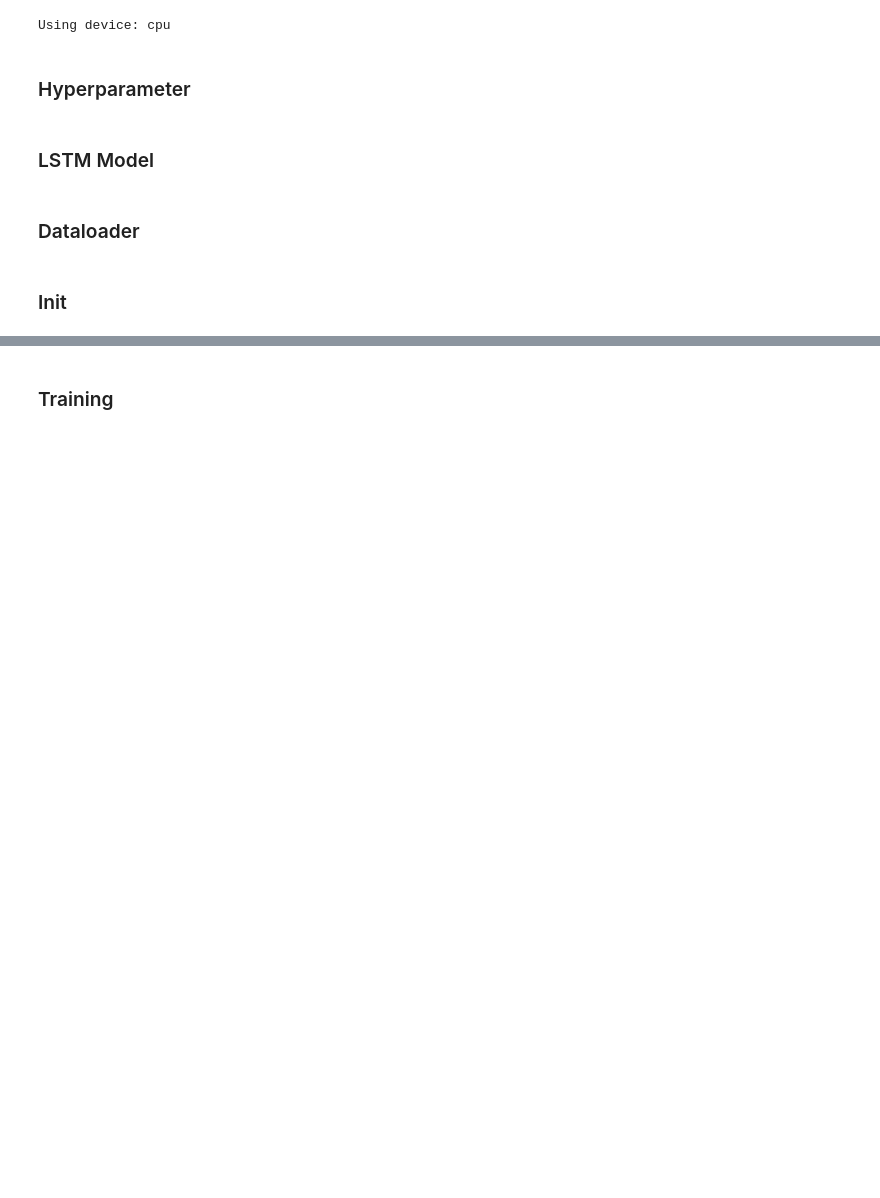
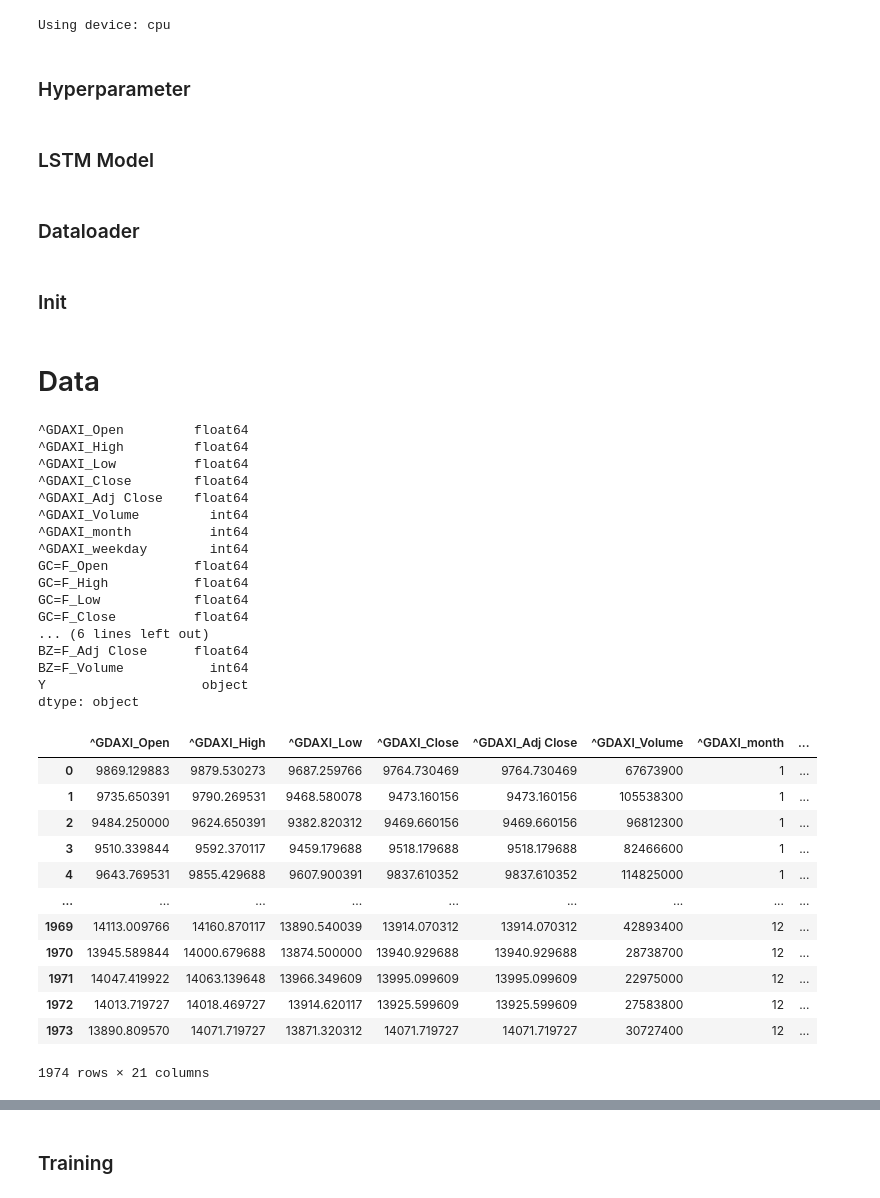
Before and after one commit to LeonAnthonyMenge/AKI-Trading-Model, a Jupyter notebook: Test4-Raw Material/Code/lstm.ipynb, the cells around one changed output, grey strips where cells are left out. Saved outputs shown, nothing was run; the diff lists cells and outputs as text; code cells hidden in the pictures; blank space fills up the shorter version.

```diff
--- a/Test4-Raw Material/Code/lstm.ipynb
+++ b/Test4-Raw Material/Code/lstm.ipynb
@@ -35,17 +44,20 @@ Using device: cpu
 ### Hyperparameter
 # %%
 # Model parameter
-input_size = 25
+input_size = 20
 output_size = 1
-hidden_size = 1000
-num_layers = 6
+hidden_size = 10
+num_layers = 4
 dropout = 0.2
 
 # Training parameter
-batch_size = 16
-num_epochs = 0
-learning_rate = 0.001
+batch_size = 1
+num_epochs = 10
+learning_rate = 0.0001
 seq_size = 30
+
+train_data_path = "../Data/train_dax_data.pkl"
+test_data_path = "../Data/test_dax_data.pkl"
 # %% [markdown]
 ### LSTM Model
 # %%
@@ -114,0 +103,52 @@ optimizer = optim.SGD(net.parameters(), lr=learning_rate)
+# %% [markdown]
+# Data
+# %%
+# Train
+df = pd.read_pickle(train_data_path)
+
+df = df[['^GDAXI_Open', '^GDAXI_High', '^GDAXI_Low', '^GDAXI_Close',
+                                '^GDAXI_Adj Close', '^GDAXI_Volume', '^GDAXI_month', '^GDAXI_weekday',
+                                'GC=F_Open', 'GC=F_High', 'GC=F_Low', 'GC=F_Close',
+                                'GC=F_Adj Close', 'GC=F_Volume',
+                                'BZ=F_Open', 'BZ=F_High', 'BZ=F_Low', 'BZ=F_Close',
+                                'BZ=F_Adj Close', 'BZ=F_Volume',
+                                'Y']]
+
+display(df)
+
+scaler = MinMaxScaler()
+scaler_y = MinMaxScaler()
+
+scaled_train_inputs = scaler.fit_transform(df.iloc[:, :-1].values)
+scaled_train_labels = scaler_y.fit_transform(df.iloc[:, -1].values.reshape(-1, 1))
+# %% [output]
+^GDAXI_Open         float64
+^GDAXI_High         float64
+^GDAXI_Low          float64
+^GDAXI_Close        float64
+^GDAXI_Adj Close    float64
+^GDAXI_Volume         int64
+^GDAXI_month          int64
+^GDAXI_weekday        int64
+GC=F_Open           float64
+GC=F_High           float64
+GC=F_Low            float64
+GC=F_Close          float64
+... (6 lines left out)
+BZ=F_Adj Close      float64
+BZ=F_Volume           int64
+Y                    object
+dtype: object
+|  | ^GDAXI_Open | ^GDAXI_High | ^GDAXI_Low | ^GDAXI_Close | ^GDAXI_Adj Close | ^GDAXI_Volume | ^GDAXI_month | ... |
+| 0 | 9869.129883 | 9879.530273 | 9687.259766 | 9764.730469 | 9764.730469 | 67673900 | 1 | ... |
+| 1 | 9735.650391 | 9790.269531 | 9468.580078 | 9473.160156 | 9473.160156 | 105538300 | 1 | ... |
+| 2 | 9484.250000 | 9624.650391 | 9382.820312 | 9469.660156 | 9469.660156 | 96812300 | 1 | ... |
+| 3 | 9510.339844 | 9592.370117 | 9459.179688 | 9518.179688 | 9518.179688 | 82466600 | 1 | ... |
+| 4 | 9643.769531 | 9855.429688 | 9607.900391 | 9837.610352 | 9837.610352 | 114825000 | 1 | ... |
+| ... | ... | ... | ... | ... | ... | ... | ... | ... |
+| 1969 | 14113.009766 | 14160.870117 | 13890.540039 | 13914.070312 | 13914.070312 | 42893400 | 12 | ... |
+| 1970 | 13945.589844 | 14000.679688 | 13874.500000 | 13940.929688 | 13940.929688 | 28738700 | 12 | ... |
+| 1971 | 14047.419922 | 14063.139648 | 13966.349609 | 13995.099609 | 13995.099609 | 22975000 | 12 | ... |
+| 1972 | 14013.719727 | 14018.469727 | 13914.620117 | 13925.599609 | 13925.599609 | 27583800 | 12 | ... |
+| 1973 | 13890.809570 | 14071.719727 | 13871.320312 | 14071.719727 | 14071.719727 | 30727400 | 12 | ... |
+1974 rows × 21 columns
```
Also changed, not shown: parts of 22 cells of this notebook, 3 other files.
